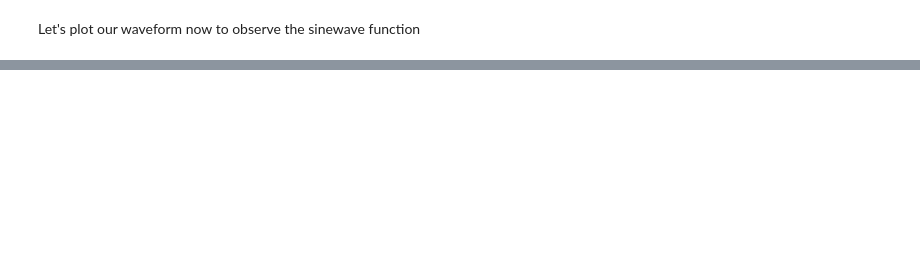
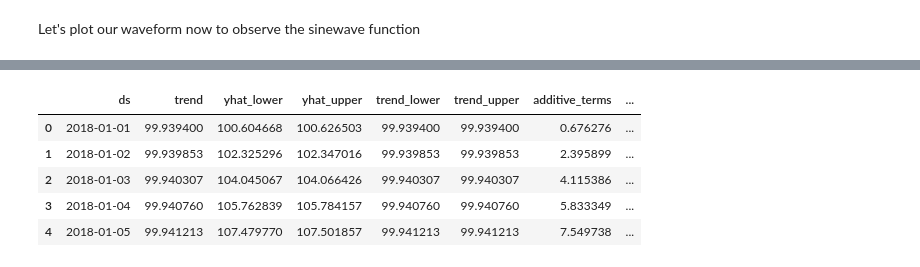
Before and after one commit to john-s-lin/can-covid-wave, a Jupyter notebook: synthetic/synth_set.ipynb, the cells around one changed output, grey strips where cells are left out. Cells and saved outputs as stored; diff of their text form; code cells hidden in the pictures; blank space fills up the shorter version.

```diff
--- a/synthetic/synth_set.ipynb
+++ b/synthetic/synth_set.ipynb
@@ -47,0 +56,12 @@ plot_waveform(test_df, "sample waveform", "dates", "y")
+# %%
+# Since we don't know what parameters to play with, let's just use the defaults
+model = prophet.Prophet()
+model.fit(test_df)
+
+# Generate a dataframe with the next 365 days
+future = model.make_future_dataframe(periods=365)
+
+# Predict the values for the next 365 days
+forecast = model.predict(future)
+forecast.head()
+# %% [output]
@@ -47,0 +70,6 @@ plot_waveform(test_df, "sample waveform", "dates", "y")
+|  | ds | trend | yhat_lower | yhat_upper | trend_lower | trend_upper | additive_terms | ... |
+| 0 | 2018-01-01 | 99.939400 | 100.604668 | 100.626503 | 99.939400 | 99.939400 | 0.676276 | ... |
+| 1 | 2018-01-02 | 99.939853 | 102.325296 | 102.347016 | 99.939853 | 99.939853 | 2.395899 | ... |
+| 2 | 2018-01-03 | 99.940307 | 104.045067 | 104.066426 | 99.940307 | 99.940307 | 4.115386 | ... |
+| 3 | 2018-01-04 | 99.940760 | 105.762839 | 105.784157 | 99.940760 | 99.940760 | 5.833349 | ... |
+| 4 | 2018-01-05 | 99.941213 | 107.479770 | 107.501857 | 99.941213 | 99.941213 | 7.549738 | ... |
```
Also changed, not shown: parts of 6 cells of this notebook, 2 other files.
